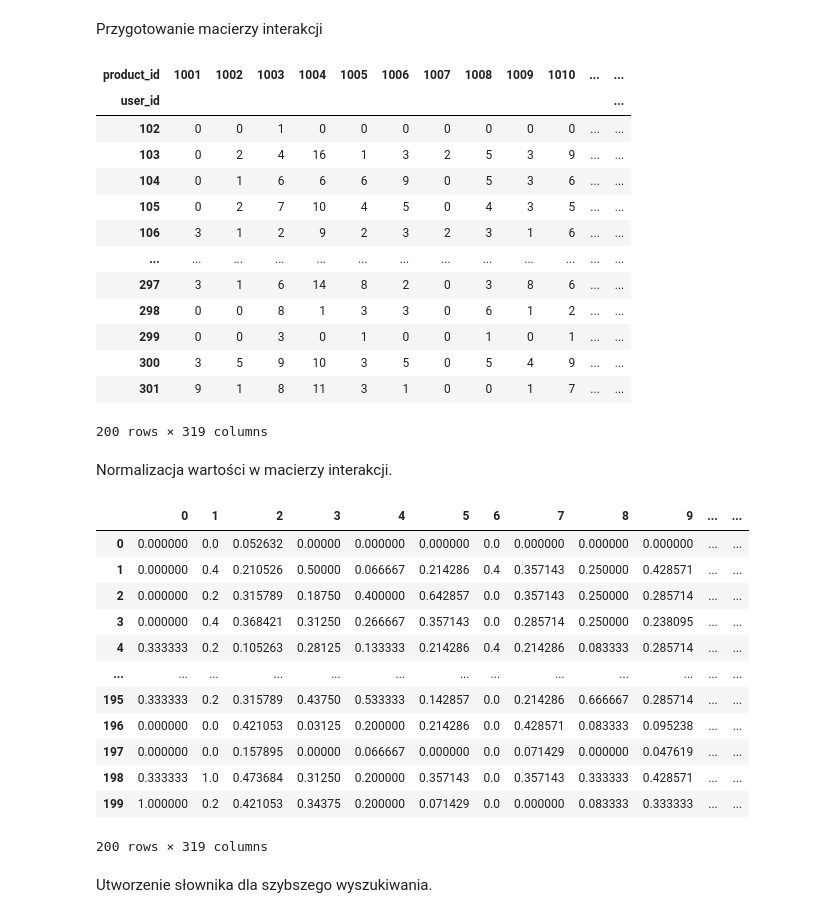
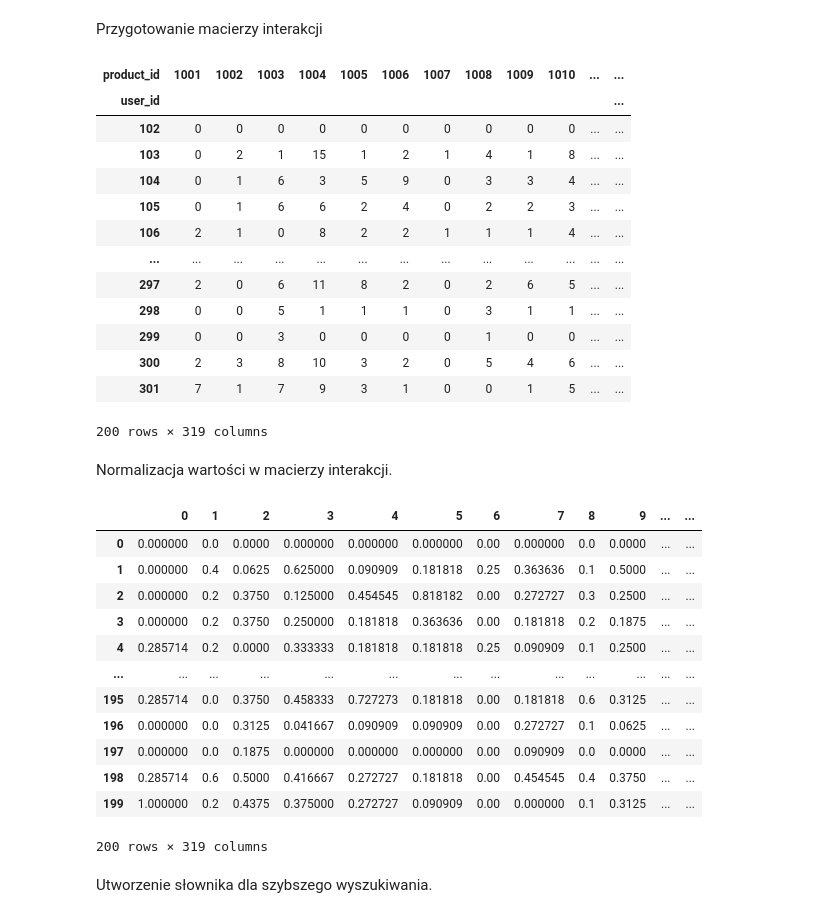
Before and after one commit to SwirtaB/IUM_Recommendation-system, a Jupyter notebook: models/cf_model.ipynb, the cells around one changed output. Cells and saved outputs as stored; diff of their text form; code cells hidden in the pictures.

Commit message:
Dataset was splitted into training and testing

```diff
--- a/models/cf_model.ipynb
+++ b/models/cf_model.ipynb
@@ -12,28 +13,31 @@ Przygotowanie macierzy interakcji
 # %%
 sessionsDataPath = '../notebooks/data/v2/sessions.jsonl'
 productsDataPath = '../notebooks/data/v2/products.jsonl'
 sessionsDF = pd.read_json(sessionsDataPath, lines=True)
 productsDF = pd.read_json(productsDataPath, lines=True)
 
 df = sessionsDF.drop(columns=["session_id", "timestamp", "event_type", "offered_discount", "purchase_id"])
 df["count"] = 1
-interactionMatrixDF = pd.pivot_table(df, index="user_id", columns="product_id", values="count", aggfunc=np.sum, fill_value=0)
 
+#interaction matrix is build on part of the sessionDF
+train, test = train_test_split(df, test_size=0.2, stratify=df['product_id'])
+
+interactionMatrixDF = pd.pivot_table(train, index="user_id", columns="product_id", values="count", aggfunc=np.sum, fill_value=0)
 display(interactionMatrixDF)
 # %% [output]
 | product_id | 1001 | 1002 | 1003 | 1004 | 1005 | 1006 | 1007 | 1008 | 1009 | 1010 | ... | ... |
 | user_id |  |  |  |  |  |  |  |  |  |  |  | ... |
-| 102 | 0 | 0 | 1 | 0 | 0 | 0 | 0 | 0 | 0 | 0 | ... | ... |
-| 103 | 0 | 2 | 4 | 16 | 1 | 3 | 2 | 5 | 3 | 9 | ... | ... |
-| 104 | 0 | 1 | 6 | 6 | 6 | 9 | 0 | 5 | 3 | 6 | ... | ... |
-| 105 | 0 | 2 | 7 | 10 | 4 | 5 | 0 | 4 | 3 | 5 | ... | ... |
-| 106 | 3 | 1 | 2 | 9 | 2 | 3 | 2 | 3 | 1 | 6 | ... | ... |
+| 102 | 0 | 0 | 0 | 0 | 0 | 0 | 0 | 0 | 0 | 0 | ... | ... |
+| 103 | 0 | 2 | 1 | 15 | 1 | 2 | 1 | 4 | 1 | 8 | ... | ... |
+| 104 | 0 | 1 | 6 | 3 | 5 | 9 | 0 | 3 | 3 | 4 | ... | ... |
+| 105 | 0 | 1 | 6 | 6 | 2 | 4 | 0 | 2 | 2 | 3 | ... | ... |
+| 106 | 2 | 1 | 0 | 8 | 2 | 2 | 1 | 1 | 1 | 4 | ... | ... |
 | ... | ... | ... | ... | ... | ... | ... | ... | ... | ... | ... | ... | ... |
-| 297 | 3 | 1 | 6 | 14 | 8 | 2 | 0 | 3 | 8 | 6 | ... | ... |
-| 298 | 0 | 0 | 8 | 1 | 3 | 3 | 0 | 6 | 1 | 2 | ... | ... |
-| 299 | 0 | 0 | 3 | 0 | 1 | 0 | 0 | 1 | 0 | 1 | ... | ... |
-| 300 | 3 | 5 | 9 | 10 | 3 | 5 | 0 | 5 | 4 | 9 | ... | ... |
-| 301 | 9 | 1 | 8 | 11 | 3 | 1 | 0 | 0 | 1 | 7 | ... | ... |
+| 297 | 2 | 0 | 6 | 11 | 8 | 2 | 0 | 2 | 6 | 5 | ... | ... |
+| 298 | 0 | 0 | 5 | 1 | 1 | 1 | 0 | 3 | 1 | 1 | ... | ... |
+| 299 | 0 | 0 | 3 | 0 | 0 | 0 | 0 | 1 | 0 | 0 | ... | ... |
+| 300 | 2 | 3 | 8 | 10 | 3 | 2 | 0 | 5 | 4 | 6 | ... | ... |
+| 301 | 7 | 1 | 7 | 9 | 3 | 1 | 0 | 0 | 1 | 5 | ... | ... |
 200 rows × 319 columns
 # %% [markdown]
 Normalizacja wartości w macierzy interakcji.
@@ -42,17 +46,17 @@ interactionMatrixDF = pd.DataFrame(preprocessing.MinMaxScaler().fit_transform(in
 display(interactionMatrixDF)
 # %% [output]
 |  | 0 | 1 | 2 | 3 | 4 | 5 | 6 | 7 | 8 | 9 | ... | ... |
-| 0 | 0.000000 | 0.0 | 0.052632 | 0.00000 | 0.000000 | 0.000000 | 0.0 | 0.000000 | 0.000000 | 0.000000 | ... | ... |
-| 1 | 0.000000 | 0.4 | 0.210526 | 0.50000 | 0.066667 | 0.214286 | 0.4 | 0.357143 | 0.250000 | 0.428571 | ... | ... |
-| 2 | 0.000000 | 0.2 | 0.315789 | 0.18750 | 0.400000 | 0.642857 | 0.0 | 0.357143 | 0.250000 | 0.285714 | ... | ... |
-| 3 | 0.000000 | 0.4 | 0.368421 | 0.31250 | 0.266667 | 0.357143 | 0.0 | 0.285714 | 0.250000 | 0.238095 | ... | ... |
-| 4 | 0.333333 | 0.2 | 0.105263 | 0.28125 | 0.133333 | 0.214286 | 0.4 | 0.214286 | 0.083333 | 0.285714 | ... | ... |
+| 0 | 0.000000 | 0.0 | 0.0000 | 0.000000 | 0.000000 | 0.000000 | 0.00 | 0.000000 | 0.0 | 0.0000 | ... | ... |
+| 1 | 0.000000 | 0.4 | 0.0625 | 0.625000 | 0.090909 | 0.181818 | 0.25 | 0.363636 | 0.1 | 0.5000 | ... | ... |
+| 2 | 0.000000 | 0.2 | 0.3750 | 0.125000 | 0.454545 | 0.818182 | 0.00 | 0.272727 | 0.3 | 0.2500 | ... | ... |
+| 3 | 0.000000 | 0.2 | 0.3750 | 0.250000 | 0.181818 | 0.363636 | 0.00 | 0.181818 | 0.2 | 0.1875 | ... | ... |
+| 4 | 0.285714 | 0.2 | 0.0000 | 0.333333 | 0.181818 | 0.181818 | 0.25 | 0.090909 | 0.1 | 0.2500 | ... | ... |
 | ... | ... | ... | ... | ... | ... | ... | ... | ... | ... | ... | ... | ... |
-| 195 | 0.333333 | 0.2 | 0.315789 | 0.43750 | 0.533333 | 0.142857 | 0.0 | 0.214286 | 0.666667 | 0.285714 | ... | ... |
-| 196 | 0.000000 | 0.0 | 0.421053 | 0.03125 | 0.200000 | 0.214286 | 0.0 | 0.428571 | 0.083333 | 0.095238 | ... | ... |
-| 197 | 0.000000 | 0.0 | 0.157895 | 0.00000 | 0.066667 | 0.000000 | 0.0 | 0.071429 | 0.000000 | 0.047619 | ... | ... |
-| 198 | 0.333333 | 1.0 | 0.473684 | 0.31250 | 0.200000 | 0.357143 | 0.0 | 0.357143 | 0.333333 | 0.428571 | ... | ... |
-| 199 | 1.000000 | 0.2 | 0.421053 | 0.34375 | 0.200000 | 0.071429 | 0.0 | 0.000000 | 0.083333 | 0.333333 | ... | ... |
+| 195 | 0.285714 | 0.0 | 0.3750 | 0.458333 | 0.727273 | 0.181818 | 0.00 | 0.181818 | 0.6 | 0.3125 | ... | ... |
+| 196 | 0.000000 | 0.0 | 0.3125 | 0.041667 | 0.090909 | 0.090909 | 0.00 | 0.272727 | 0.1 | 0.0625 | ... | ... |
+| 197 | 0.000000 | 0.0 | 0.1875 | 0.000000 | 0.000000 | 0.000000 | 0.00 | 0.090909 | 0.0 | 0.0000 | ... | ... |
+| 198 | 0.285714 | 0.6 | 0.5000 | 0.416667 | 0.272727 | 0.181818 | 0.00 | 0.454545 | 0.4 | 0.3750 | ... | ... |
+| 199 | 1.000000 | 0.2 | 0.4375 | 0.375000 | 0.272727 | 0.090909 | 0.00 | 0.000000 | 0.1 | 0.3125 | ... | ... |
 200 rows × 319 columns
 # %% [markdown]
 Utworzenie słownika dla szybszego wyszukiwania.
```
Also changed, not shown: parts of 3 cells of this notebook.
